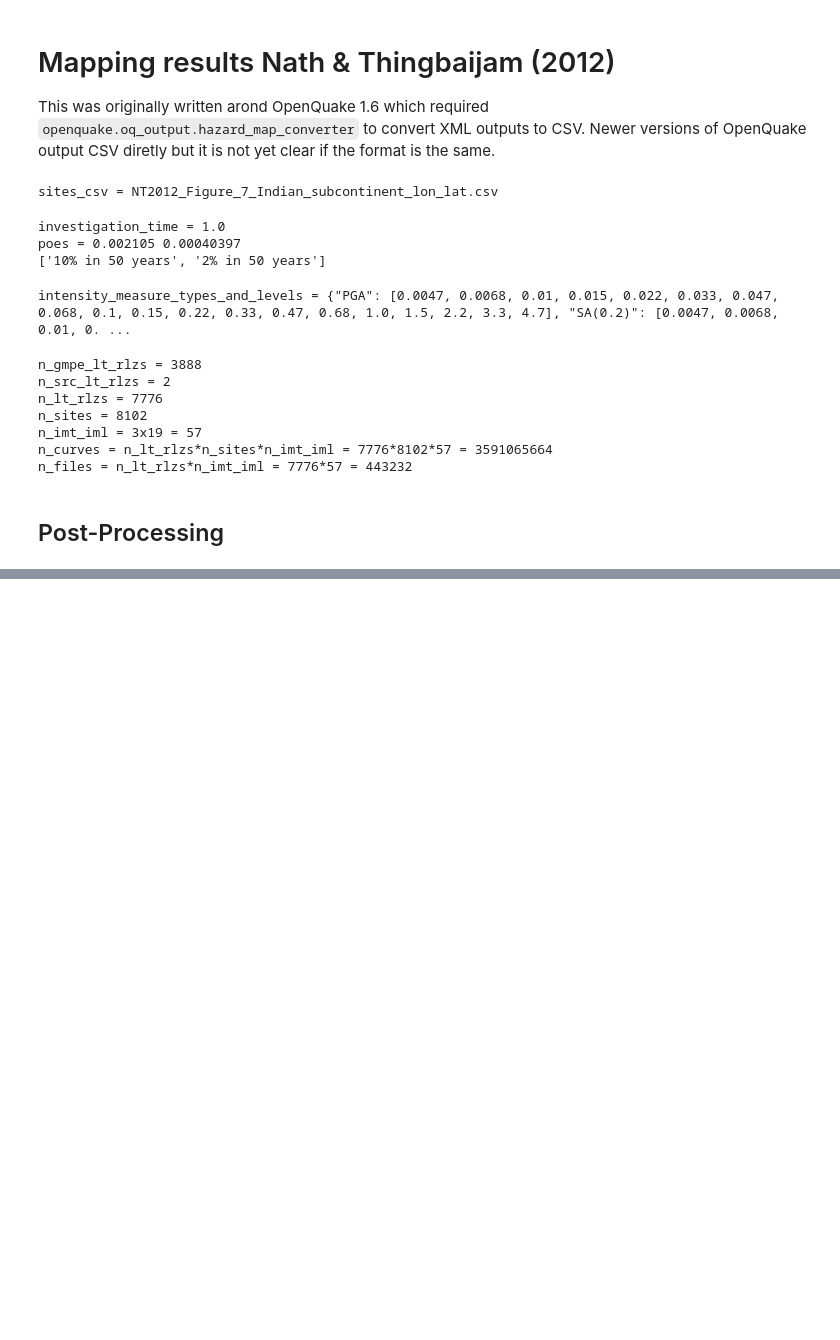
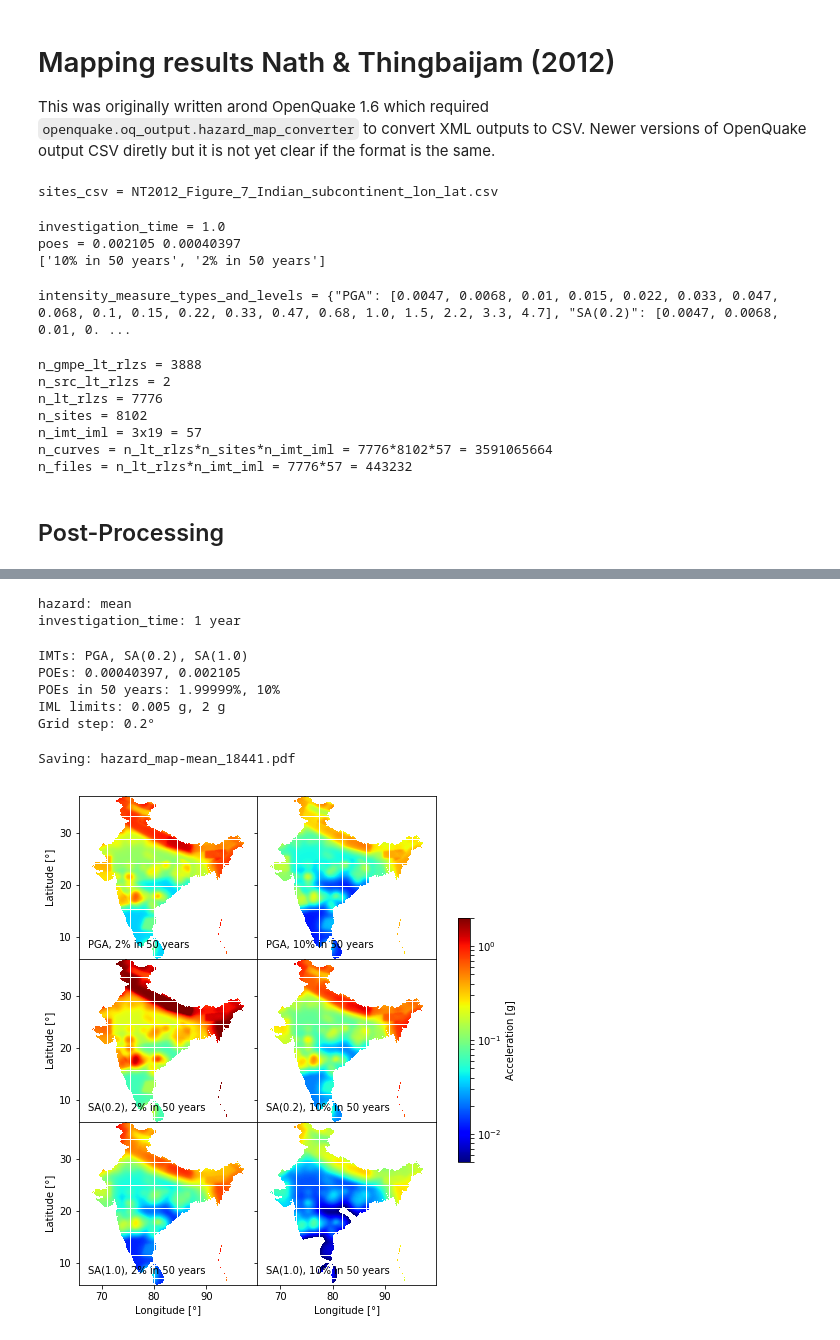
Before and after one commit to nackerley/indian-subcontinent-psha, a Jupyter notebook: Results/Mapping.ipynb, the cells around one changed output, grey strips where cells are left out. Saved outputs shown, nothing was run; the diff lists cells and outputs as text; code cells hidden in the pictures; blank space fills up the shorter version.

Commit message:
Checking results - discovered that many points are missing from smoothed-gridded models!

```diff
--- a/Results/Mapping.ipynb
+++ b/Results/Mapping.ipynb
@@ -133 +94,73 @@ IML limits: [ 0.005  2.   ]
+# %%
+map_csv = '../Jobs/map_collapsed_v1/out/hazard_map-mean_18441.csv'
+df_calc = pd.read_csv(map_csv, header=1, index_col=['lon', 'lat'])
+with open(map_csv) as file:
+    hazard_type, inv_time = file.readline().split(',')
+hazard_type = hazard_type.split()[1]
+assert inv_time.split('=')[0].strip() == 'investigation_time'
+T_inv = float(inv_time.split('=')[1])
+print('hazard: ' + hazard_type)
+print('investigation_time: %g year' % T_inv)
+# %% [output]
+hazard: mean
+investigation_time: 1 year
+# %%
+imts, poes = zip(*[item.split('-') for item in df_calc.columns])
+imts = sorted(set(imts))
+poes = np.array([float(item) for item in sorted(set(poes))])
+print('IMTs: %s' % ', '.join(imts))
+print('POEs: %s' % ', '.join(str(item) for item in poes))
+
+T_nom = 50  # years
+rate = -np.log(1 - poes)/T_inv
+poes_nom = 1 - np.exp(-rate*T_nom)
+poe_labels = ['%g%% in %g years' % (100*poe, T_nom) for poe in poes_nom]
+print('POEs in %g years: %s' % (T_nom, ', '.join('%g%%' % (100*poe) for poe in poes_nom)))
+
+limits = (df_calc[df_calc != 0].min().min(), df_calc.max().max())
+limits = stdval(limits, 3)
+print('IML limits: ' + ', '.join('%g g' % item for item in limits))
+
+grid_step = np.mean(np.diff(sorted(list(set(df_calc.index.get_level_values('lat'))))))
+print('Grid step: %g°' % grid_step)
+# %% [output]
+IMTs: PGA, SA(0.2), SA(1.0)
+POEs: 0.00040397, 0.002105
+POEs in 50 years: 1.99999%, 10%
+IML limits: 0.005 g, 2 g
+Grid step: 0.2°
+# %%
+point_size = (grid_step/0.2)**2
+fig, axes = plt.subplots(len(imts), len(poes),
+                         figsize=(4*len(poes),3*len(imts)), sharex=True, sharey=True,
+                         subplot_kw={'adjustable': 'datalim', 'aspect': 1})
+fig.subplots_adjust(hspace=0, wspace=0)
+for i, imt in enumerate(imts):
+    for j, (poe, poe_nom) in enumerate(zip(poes, poes_nom)):
+        fig.sca(axes[i, j])
+
+        imt_poe_label = ('%s, %.3g%% in %g years' %
+                         (str(imt), 100*poe_nom, T_nom))
+        annotate(imt_poe_label, 'lower left')
+
+        im = plt.scatter(df_calc.index.get_level_values('lon'),
+                         df_calc.index.get_level_values('lat'),
+                         c=df_calc[imt + '-' + str(poe)].values,
+                         s=point_size, marker='s', edgecolor='none', cmap='jet',
+                         norm=LogNorm(limits[0], limits[1]))
+
+axes[0, 0].set_aspect('equal')
+axes[0, 0].autoscale(enable=True, axis=u'both', tight=True)
+fig.colorbar(im, ax=axes.ravel().tolist(), shrink=0.5, label='Acceleration [g]')
+
+[ax.set_xlabel(u'Longitude [°]') for ax in axes[-1, :]]
+[ax.xaxis.set_major_locator(MultipleLocator(base=10.)) for ax in axes[-1, :]]
+[ax.set_ylabel(u'Latitude [°]') for ax in axes[:, 0]]
+[ax.yaxis.set_major_locator(MultipleLocator(base=10.)) for ax in axes[:, 0]]
+map_pdf = os.path.splitext(os.path.basename(map_csv))[0] + '.pdf'
+print('Saving: ' + map_pdf)
+fig.savefig(map_pdf, dpi=300, bbox_inches='tight')
+# %% [output]
+Saving: hazard_map-mean_18441.pdf
+[figure, added]
 # %%
```
Also changed, not shown: parts of 9 cells of this notebook, 6 other files.
